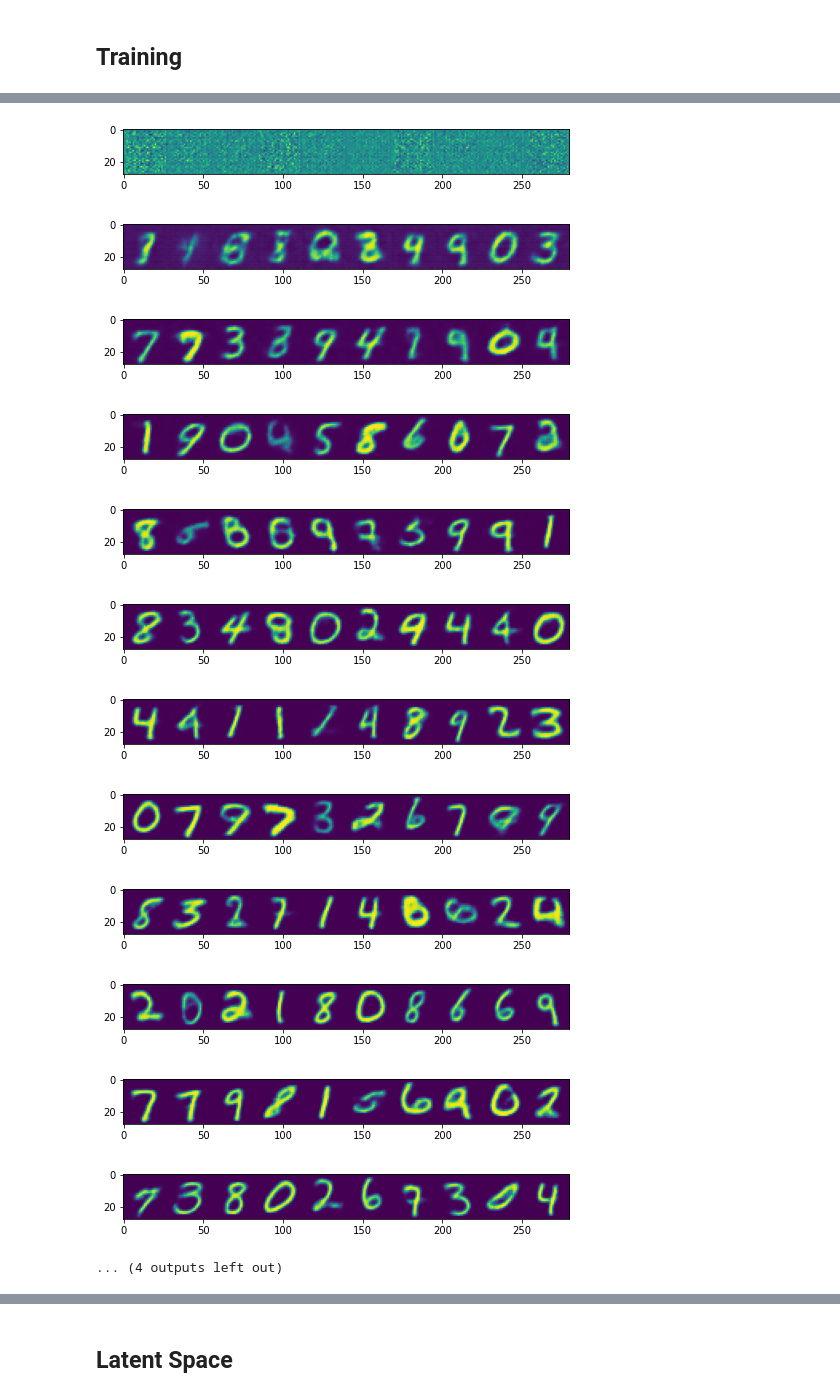
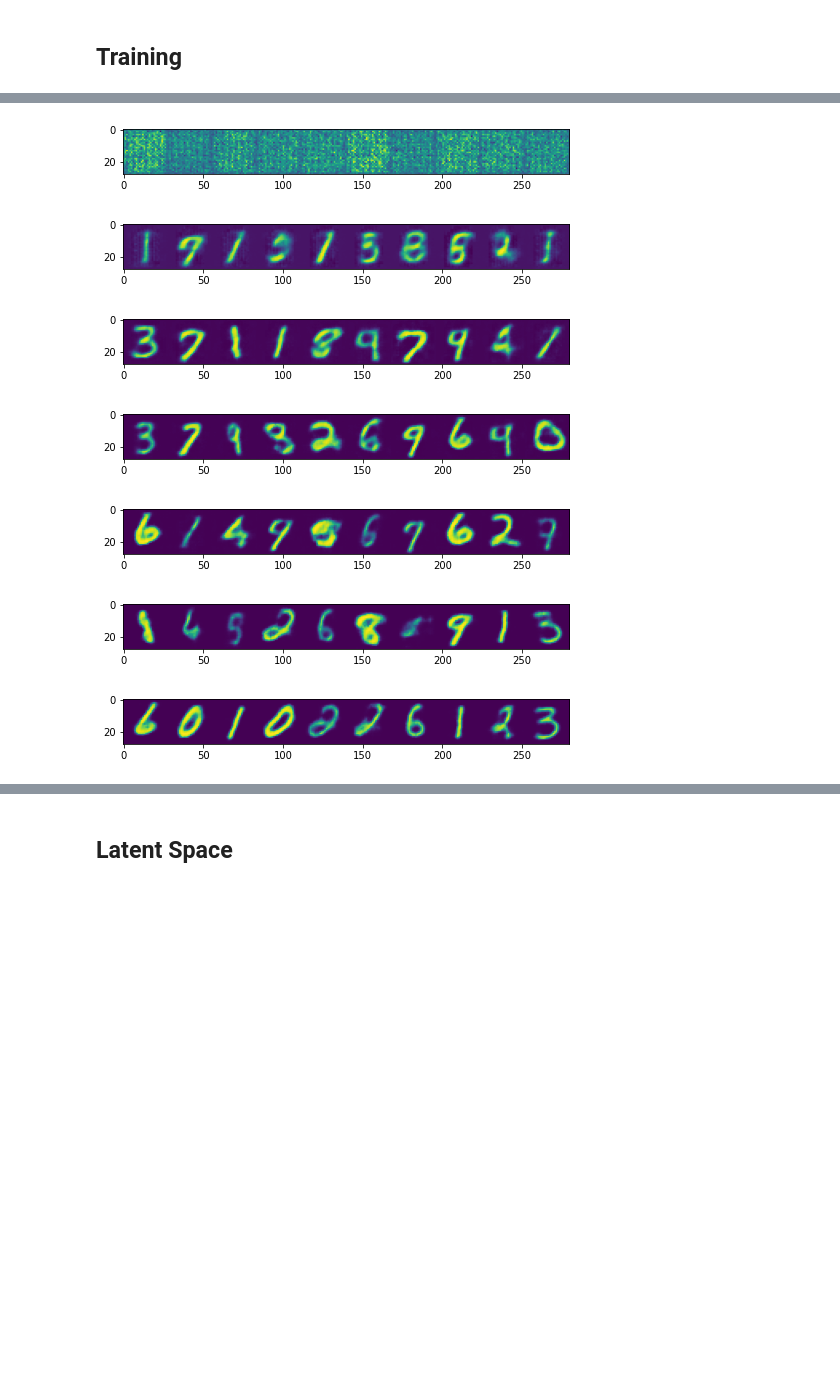
Before and after one commit to ndoll1998/notebooks, a Jupyter notebook: VAE_MNIST.ipynb, the cells around one changed output, grey strips where cells are left out. Saved outputs shown, nothing was run; the diff lists cells and outputs as text; code cells hidden in the pictures; blank space fills up the shorter version.

```diff
--- a/VAE_MNIST.ipynb
+++ b/VAE_MNIST.ipynb
@@ -106,7 +108,7 @@ show()
 # %%
 # training the auto-encoder
-epochs, v_interval = 5, 300
-beta = 0.6
+epochs, v_interval = 2, 300
+beta = 0.2
 # losses
 r_losses, kl_losses = [], []
 with tqdm(total=len(train_loader) * epochs) as pbar:
@@ -117,46 +119,40 @@ with tqdm(total=len(train_loader) * epochs) as pbar:
         for i, (x, _) in enumerate(train_loader):
             x = x.to(device)
             # predict and compute loss
             x_, m, v_log = vae(x)
             r_l = F.binary_cross_entropy(x_, x, reduction='sum')
             kl_l = beta * (v_log.exp() + m**2 - 1 - v_log).sum()
             # update parameters
             optim.zero_grad()
             (r_l + kl_l).backward()
             optim.step()
 
             # update losses
             r_losses.append(r_l.item())
             kl_losses.append(kl_l.item())
 
             # visualize reconstructed images
             if (e * len(train_loader) + i) % v_interval == 0:
                 # generate image from reconstructed
                 with torch.no_grad():
                     img = x_[:10, 0, ...].transpose(1, 0).reshape(28, 10 * 28)
                     img = img.cpu().numpy()
                 figsize(8, 1)
                 figure()
                 imshow(img)
                 show()
 
             # progress
             pbar.set_postfix({'r-loss': r_losses[-1], 'kl-loss': kl_losses[-1]})
             pbar.update(1)
 # %% [output]
-[figure, old version]
+[figure, new version]
-[figure, old version]
+[figure, new version]
-[figure, old version]
+[figure, new version]
-[figure, old version]
+[figure, new version]
-[figure, old version]
+[figure, new version]
-[figure, old version]
+[figure, new version]
-[figure, old version]
+[figure, new version]
-[figure, removed]
-[figure, removed]
-[figure, removed]
-[figure, removed]
-[figure, removed]
-... (4 outputs left out)
 # %%
 # plot losses
 figsize(16, 8)
```
Also changed, not shown: parts of 7 cells of this notebook.
